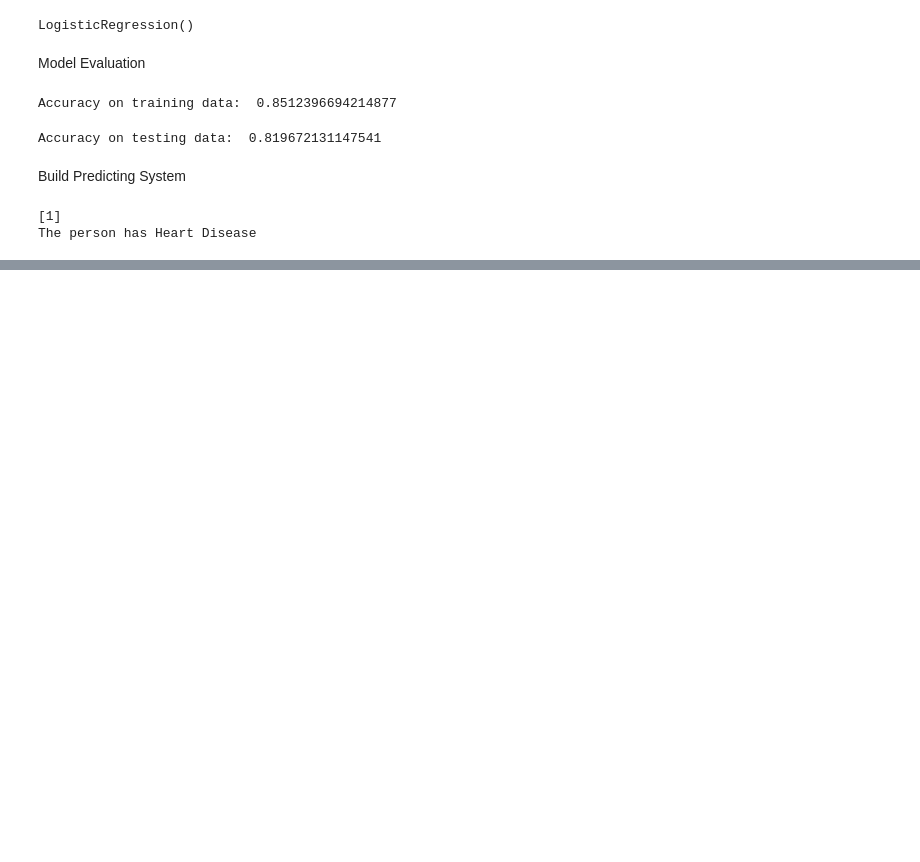
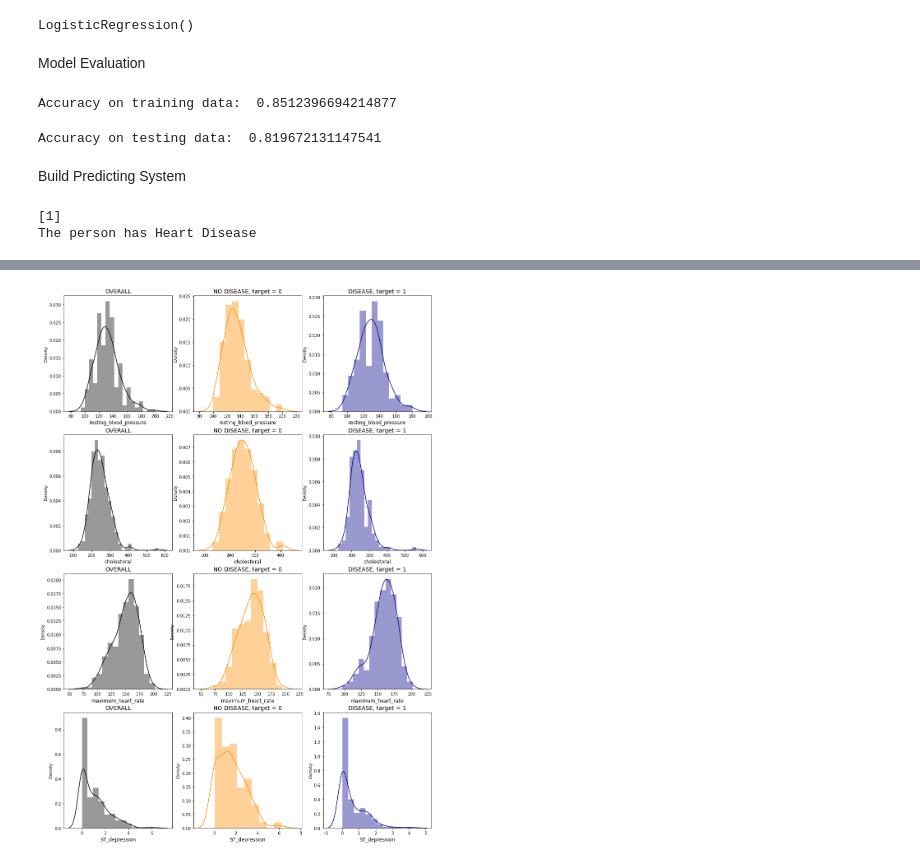
Before and after one commit to SabiViji/ml-learn, a Jupyter notebook: Heart_disease_prediction.ipynb, the cells around one changed output, grey strips where cells are left out. Saved outputs shown, nothing was run; the diff lists cells and outputs as text; code cells hidden in the pictures; blank space fills up the shorter version.

```diff
--- a/Heart_disease_prediction.ipynb
+++ b/Heart_disease_prediction.ipynb
@@ -153,0 +434,36 @@ The person has Heart Disease
+# %%
+# numeric data plotted using Seaborn's distplot
+#  assign NUM dataframe for "no disease" and "disease"
+no_diseaseNUM = dataNUM[(df['target'] == 'no disease')]
+diseaseNUM    = dataNUM[(df['target'] == 'disease')]
+
+#  fig.add_subplot([# of rows] by [# of columns] by [plot#])
+subNumOfRow = len(dataNUM.columns)-1   #  x='age' in plots, drop column
+subNumOfCol = 3     # three columns: overall, no disease, disease
+subPlotNum  = 1     # initialize plot number
+
+fig = plt.figure(figsize=(16,30))
+
+for i in dataNUM.columns.drop(["age","target"]):
+    # overall
+    fig.add_subplot(subNumOfRow, subNumOfCol, subPlotNum)
+    plt.title('OVERALL', fontsize=14)
+    plt.xlabel(i, fontsize=12)
+    sns.distplot(df[i],color='black')
+    subPlotNum = subPlotNum + 1
+    # no_diseaseNUM
+    fig.add_subplot(subNumOfRow, subNumOfCol, subPlotNum)
+    plt.title('NO DISEASE, target = 0', fontsize=14)
+    plt.xlabel(i, fontsize=12)
+    sns.distplot(no_diseaseNUM[i],color='darkorange')
+    subPlotNum = subPlotNum + 1
+    # diseaseNUM
+    fig.add_subplot(subNumOfRow, subNumOfCol, subPlotNum)
+    plt.title('DISEASE, target = 1', fontsize=14)
+    plt.xlabel(i, fontsize=12)
+    sns.distplot(diseaseNUM[i],color='darkblue')
+    subPlotNum = subPlotNum + 1
+
+plt.show()
+# %% [output]
+[figure, added]
```
Also changed, not shown: parts of 68 cells of this notebook.
